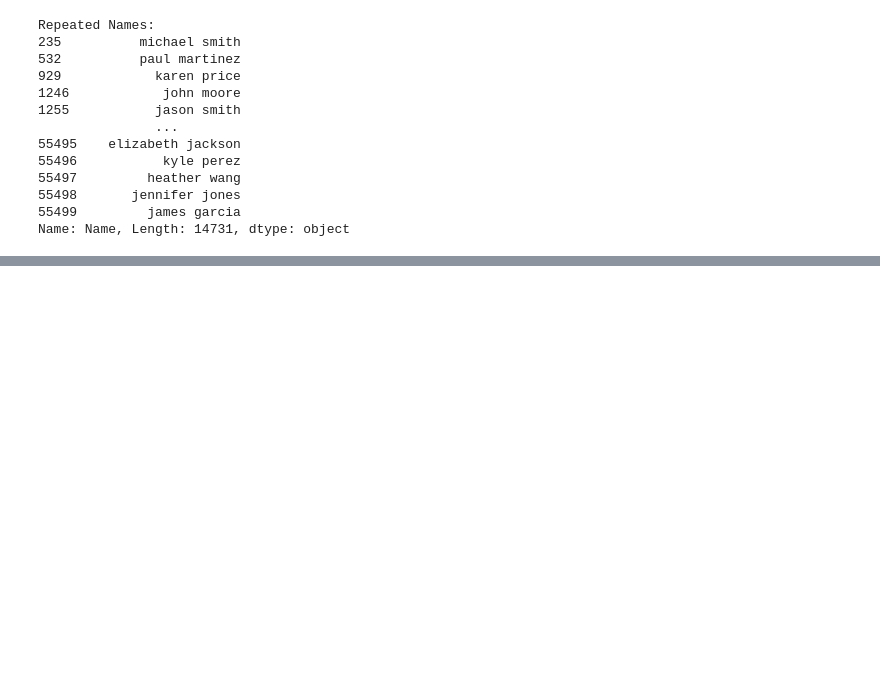
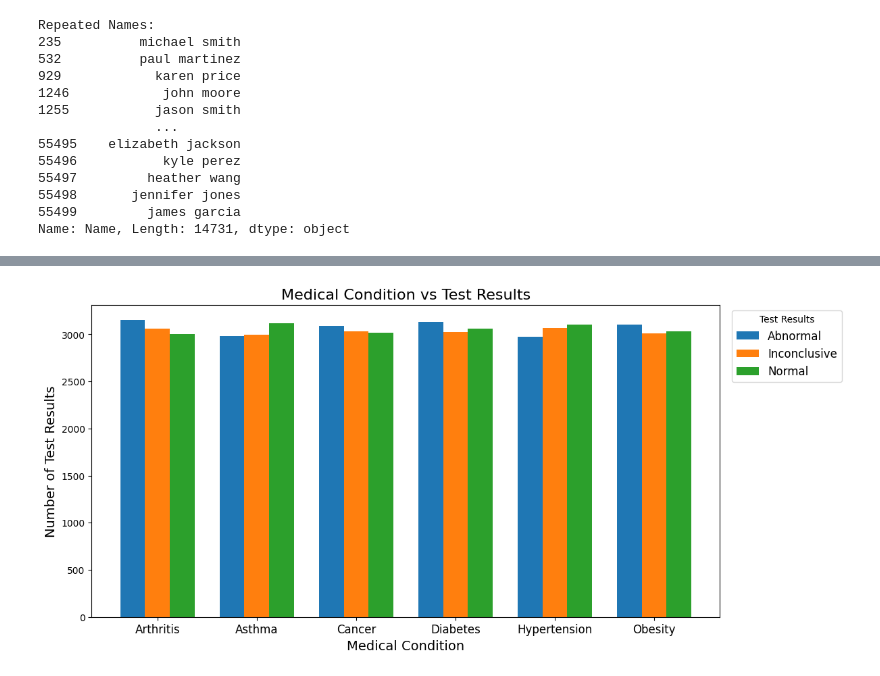
Before and after one commit to Thayallen02/MY-DAC-Curriculum, a Jupyter notebook: Internal Project/Graphs.ipynb, the cells around one changed output, grey strips where cells are left out. Cells and saved outputs as stored; diff of their text form; code cells hidden in the pictures; blank space fills up the shorter version.

```diff
--- a/Internal Project/Graphs.ipynb
+++ b/Internal Project/Graphs.ipynb
@@ -192,0 +216,30 @@ Name: Name, Length: 14731, dtype: object
+# %%
+
+# Count occurrences of each Medical Condition and Test Result combination
+condition_test_results = df.groupby(['Medical Condition', 'Test Results']).size().unstack()
+
+# Plotting grouped bar chart
+plt.figure(figsize=(12, 6))
+x = range(len(condition_test_results.index))  # Positions for medical conditions
+bar_width = 0.25  # Width of each bar
+
+# Plot each Test Result as a separate bar
+for i, column in enumerate(condition_test_results.columns):
+    plt.bar(
+        [pos + i * bar_width for pos in x],
+        condition_test_results[column],
+        bar_width,
+        label=column
+    )
+
+# Add labels and title
+plt.title('Medical Condition vs Test Results', fontsize=16)
+plt.xlabel('Medical Condition', fontsize=14)
+plt.ylabel('Number of Test Results', fontsize=14)
+plt.xticks([pos + bar_width for pos in x], condition_test_results.index, fontsize=12)
+plt.legend(title='Test Results', fontsize=12, bbox_to_anchor=(1.01, 1), loc='upper left')
+
+# Show the plot
+plt.show()
+# %% [output]
+[figure, added]
```
Also changed, not shown: parts of 3 cells of this notebook, 5 other files.
